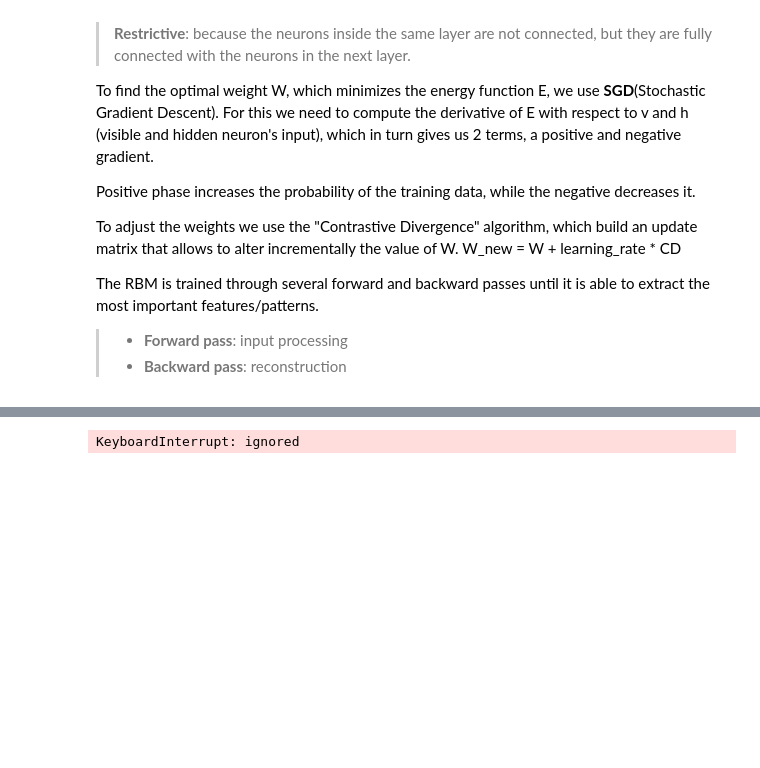
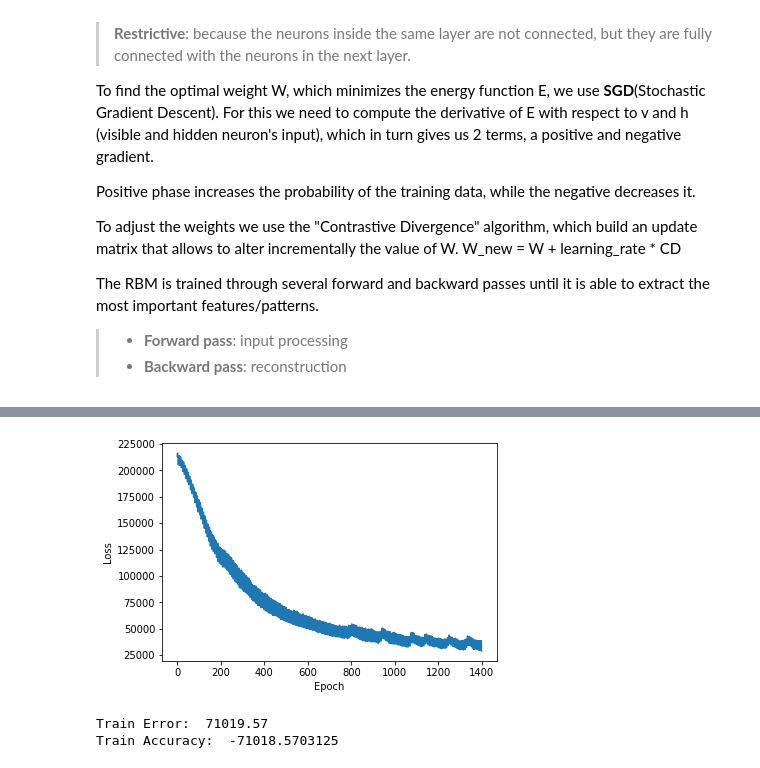
Before and after one commit to keresztesbeata/Computer-Vision-Projects, a Jupyter notebook: pattern_recognition/RBM.ipynb, the cells around one changed output, grey strips where cells are left out. Drawn from its saved outputs; the diff is of its cells as text; code cells hidden in the pictures; blank space fills up the shorter version.

```diff
--- a/pattern_recognition/RBM.ipynb
+++ b/pattern_recognition/RBM.ipynb
@@ -272,7 +268,7 @@ nh = 100
 rbm = RBM(nv, nh)
 # %%
 # train the model
-train_error = rbm.train(X_train, lr=0.001, batch_size=32, epochs=20)
+train_error = rbm.train(X_train, lr=0.001, batch_size=64, epochs=200)
 print("Train Error: ", train_error)
 print("Train Accuracy: ", 1 - train_error)
 # %% [output]
@@ -290,4 +292,6 @@ Epoch:  10 , train loss: 342.52374
+[figure, added]
-KeyboardInterrupt: ignored
+Train Error:  71019.57
+Train Accuracy:  -71018.5703125
 # %%
 # test the model on the test set
 test_error = rbm.test(X_test)
```
Also changed, not shown: parts of 11 cells of this notebook.
